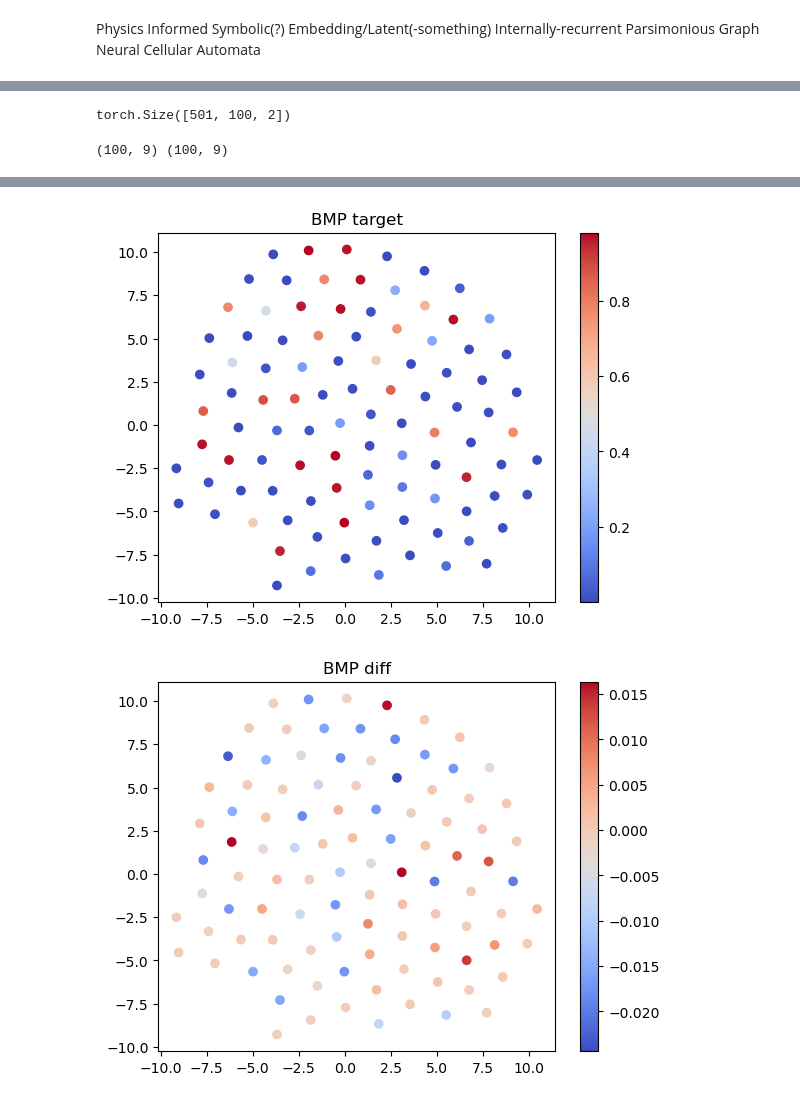
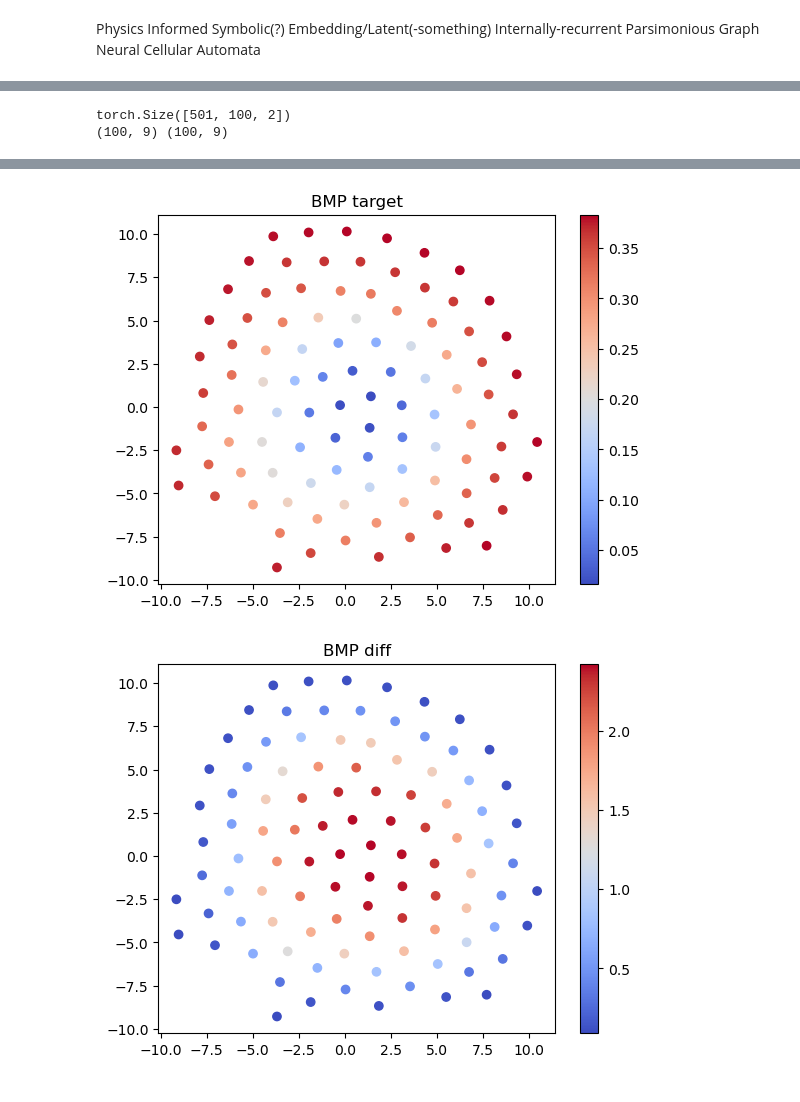
Before and after one commit to JakobSchauser/PhD, a Jupyter notebook: code/NCAs/NCA_message_passing.ipynb, the cells around one changed output, grey strips where cells are left out. Cells and saved outputs as stored; diff of their text form; code cells hidden in the pictures.

```diff
--- a/code/NCAs/NCA_message_passing.ipynb
+++ b/code/NCAs/NCA_message_passing.ipynb
@@ -54,17 +52,24 @@ class CustomGNN(torch.nn.Module):
 
         self.layer3 = Linear(hidden_dims, output_dims)
 
+
     def forward(self, feature_data, edge_info, edge_weights):
-        # First GCN layer
+
+
+        # First Graph Convolutional layer (message passing)
         x = self.layer1(feature_data, edge_info, edge_weights)
         x = F.relu(x)
 
+
         # Second GCN layer
         x = self.layer2(x, )
+        # x = self.layer2(x, edge_info, edge_weights)
         x = F.relu(x)
 
         x = self.layer3(x, )
+        # x = self.layer3(x, edge_info, edge_weights)
         # x = torch.tanh(x)
+
 
         return x
 
@@ -118,15 +123,25 @@ class Enviroment():
         edges = torch.tensor(np.array(np.where(adj_matrix > 0)), dtype=torch.long).t().contiguous().T
         edge_weights = torch.tensor(adj_matrix[adj_matrix > 0], dtype=torch.float32)
 
-        return edges, edge_weights
+        # make border array if less than 3 nbs
+        border_mask =  torch.tensor(np.unique(edges, return_counts = True)[1] <= 3, dtype=torch.float32)
+
+        return edges, edge_weights, border_mask
 
     def set_model(self, model):
-        self.model = model
-        self.optimizer = torch.optim.Adam(model.parameters(), lr=0.01)
+
+        from intel_npu_acceleration_library.compiler import CompilerConfig
+        compiler_conf = CompilerConfig(dtype=torch.float32, training=True)
+        compiled_model = intel_npu_acceleration_library.compile(model, compiler_conf)
+        self.model = compiled_model
+
+        self.optimizer = torch.optim.Adam(compiled_model.parameters(), lr=0.01)
 
     def call_model(self, X):
         if self.edges is None or self.edge_weights is None:
-            self.edges, self.edge_weights = self.get_edges(self.positions)
+            self.edges, self.edge_weights, self.border_mask = self.get_edges(self.positions)
+
+        X = torch.cat((X, self.border_mask.unsqueeze(1)), dim = 1)
 
         return self.model(X, self.edges, self.edge_weights)
 
@@ -187,14 +202,16 @@ class Enviroment():
             loss = torch.tensor(0.0)
             avg_loss = torch.tensor(0.0)
             for yy in self.ys:
-                n_steps = yy.shape[0] - 1
+                n_steps = yy.shape[0] - 300
                 for i in range(n_steps):
                     X = yy[i]
-                    target = yy[i + 1]
+
+                    target = yy[i + 10]
 
                     # X, target = self.transformation(X, target)
 
                     self.optimizer.zero_grad()
+
 
                     out = self.call_model(X)
 
@@ -219,13 +236,13 @@ class Enviroment():
 
 
 # create a GNN model
-model = CustomGNN(2, 8, 2)
+model = CustomGNN(3, 8, 2)
 
 # create a training enviroment
 env = Enviroment()
 
 env.set_model(model)
 
-env.train(20)
+env.train(1000)
 # %% [output]
 (100, 9) (100, 9)
@@ -237,15 +281,17 @@ len(env.ys)
 model.train(False)
 
 # y_val = np.array([np.load(f'data/quarter_3_both.csv_BMP_levels.npy'), np.load(f'data/quarter_3_both.csv_FGF_levels.npy')])
-y_val = env.ys[1]
+y_val = env.ys[2]
 
 
 iii = 50
 print(y_val.shape)
 X = torch.tensor(y_val[iii], dtype=torch.float32)
-target = torch.tensor(y_val[iii+1], dtype=torch.float32)
+target = torch.tensor(y_val[iii+50] , dtype=torch.float32)
 
-edges, edge_weights = env.get_edges(env.positions)
+edges, edge_weights, border = env.get_edges(env.positions)
+
+X = torch.cat((X, border.unsqueeze(1)), dim = 1)
 
 out = model(X, edges, edge_weights)
 
@@ -289,4 +335,4 @@ plt.title('FGF target')
 plt.show()
 # %% [output]
 torch.Size([501, 100, 2])
+(100, 9) (100, 9)
-(100, 9) (100, 9)
@@ -295,2 +341,2 @@ torch.Size([501, 100, 2])
-[figure, old version]
+[figure, new version]
-[figure, old version]
+[figure, new version]
```
Also changed, not shown: parts of 9 cells of this notebook.
